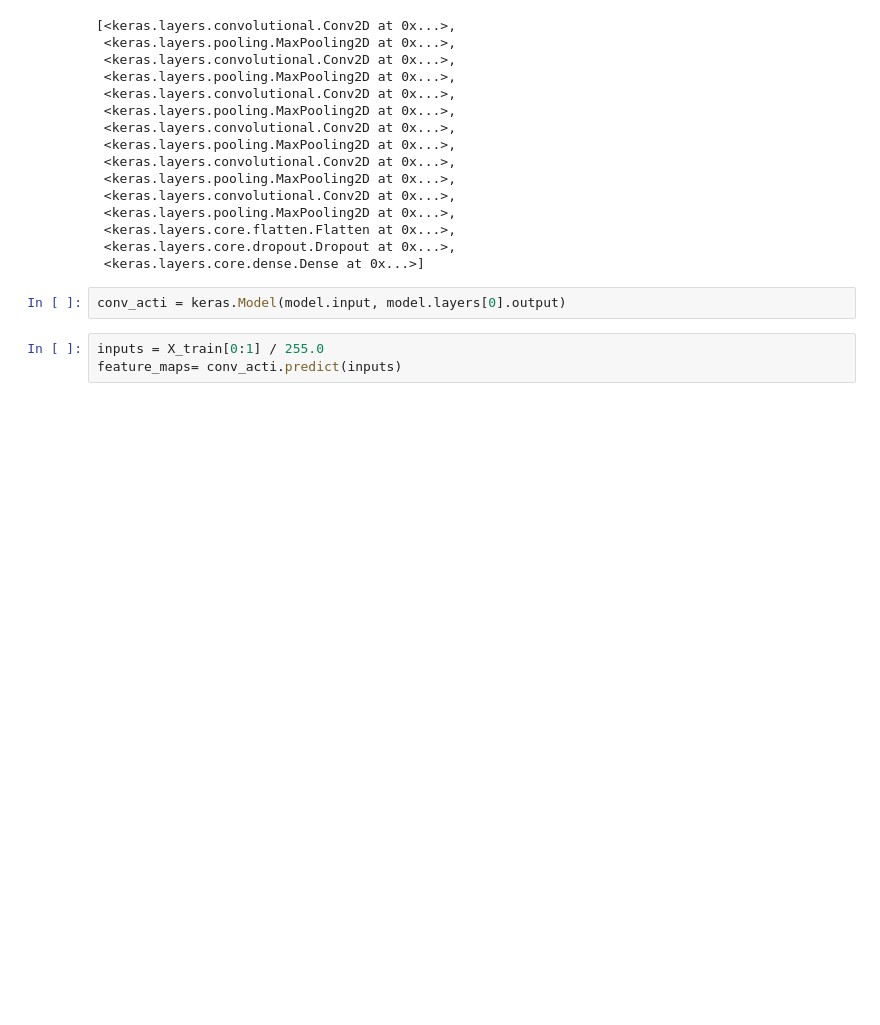
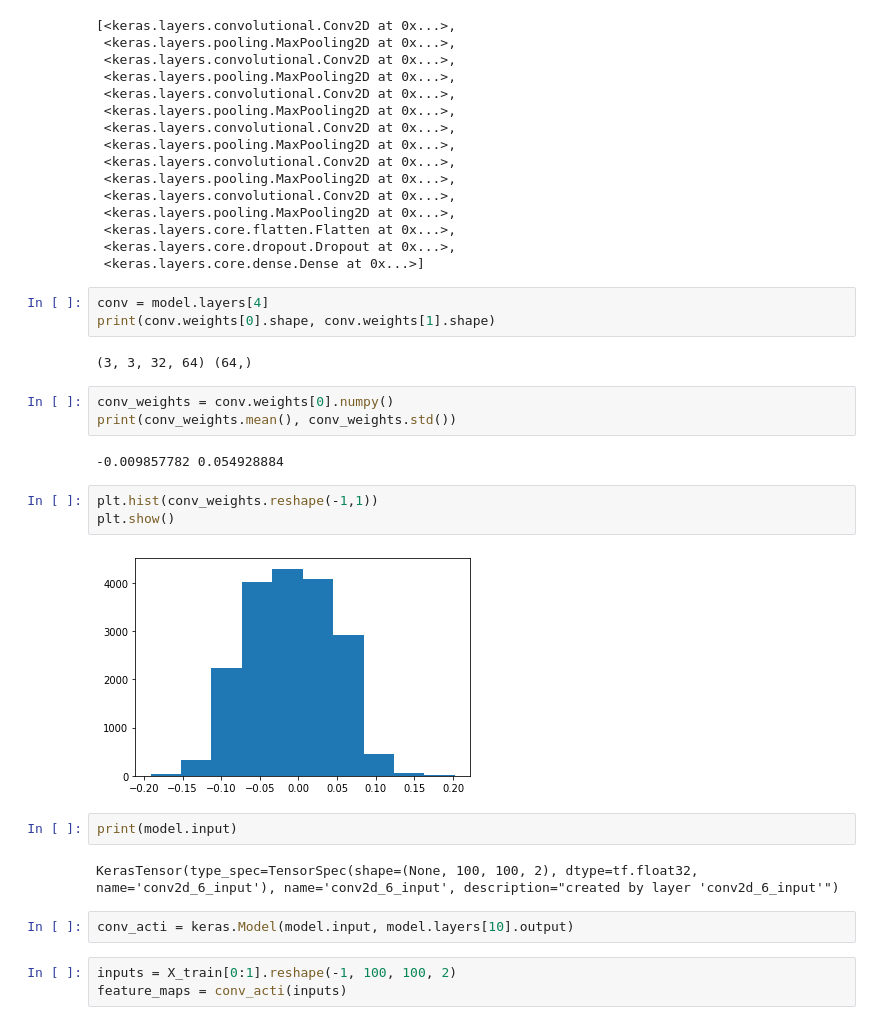
Before and after one commit to WooHyuck-Jeong/Markov_Transion_Field, a Jupyter notebook: self_CNN.ipynb, the cells around one changed output. Cells and saved outputs as stored; diff of their text form; blank space fills up the shorter version.

```diff
--- a/self_CNN.ipynb
+++ b/self_CNN.ipynb
@@ -153,11 +181,30 @@ model.layers
  <keras.layers.core.flatten.Flatten at 0x...>,
  <keras.layers.core.dropout.Dropout at 0x...>,
  <keras.layers.core.dense.Dense at 0x...>]
+# %%
+conv = model.layers[4]
+print(conv.weights[0].shape, conv.weights[1].shape)
+# %% [output]
+(3, 3, 32, 64) (64,)
+# %%
+conv_weights = conv.weights[0].numpy()
+print(conv_weights.mean(), conv_weights.std())
+# %% [output]
+-0.009857782 0.054928884
+# %%
+plt.hist(conv_weights.reshape(-1,1))
+plt.show()
+# %% [output]
+[figure, added]
+# %%
+print(model.input)
+# %% [output]
+KerasTensor(type_spec=TensorSpec(shape=(None, 100, 100, 2), dtype=tf.float32, name='conv2d_6_input'), name='conv2d_6_input', description="created by layer 'conv2d_6_input'")
 # %%
-conv_acti = keras.Model(model.input, model.layers[0].output)
+conv_acti = keras.Model(model.input, model.layers[10].output)
 # %%
-inputs = X_train[0:1] / 255.0
-feature_maps= conv_acti.predict(inputs)
+inputs = X_train[0:1].reshape(-1, 100, 100, 2)
+feature_maps = conv_acti(inputs)
 # %%
 print(feature_maps.shape)
 # %% [output]
```
Also changed, not shown: parts of 17 cells of this notebook, 5 other files.
